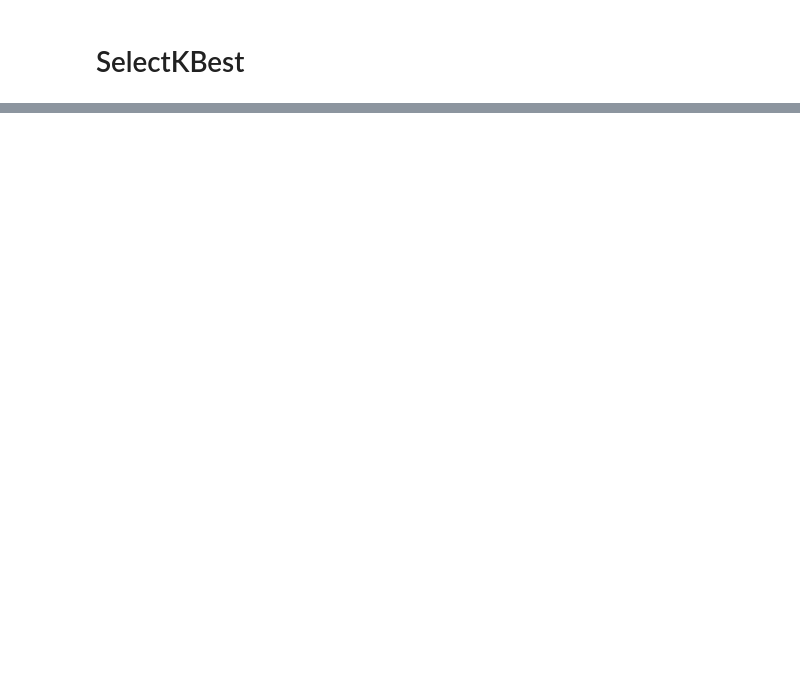
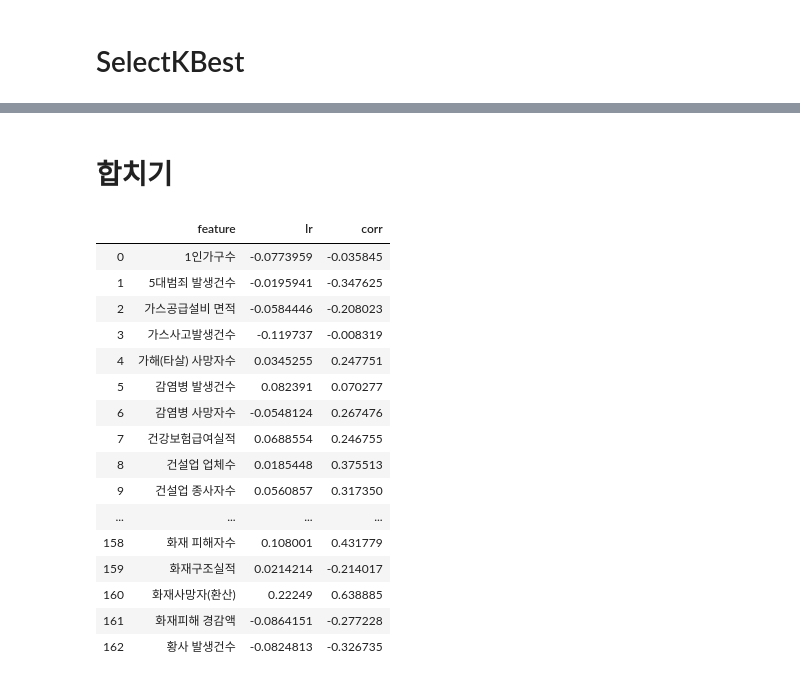
Before and after one commit to gloryle/ARTISTS, a Jupyter notebook: 1113_jy_변수중요도확인.ipynb, the cells around one changed output, grey strips where cells are left out. Saved outputs shown, nothing was run; the diff lists cells and outputs as text; code cells hidden in the pictures; blank space fills up the shorter version.

```diff
--- a/1113_jy_변수중요도확인.ipynb
+++ b/1113_jy_변수중요도확인.ipynb
@@ -168,0 +183,6 @@ feature_importance_k
+# %%
+df = pd.concat([sido_x_scaled, sido.화재], axis=1)
+corr_df = pd.DataFrame(df.corr(method='pearson')['화재']).reset_index()
+corr_df.sort_values(by='화재', ascending=False).drop(163, axis=0)
+corr_df.rename(columns={'화재':'corr','index':'feature'},inplace=True)
+corr_df
@@ -168,0 +207,24 @@ feature_importance_k
+# %% [markdown]
+# 합치기
+# %%
+df=feature_importance_lr.merge(corr_df)
+#df.sort_values('Kbest', ascending=False, inplace=True)
+df
+# %% [output]
+|  | feature | lr | corr |
+| 0 | 1인가구수 | -0.0773959 | -0.035845 |
+| 1 | 5대범죄 발생건수 | -0.0195941 | -0.347625 |
+| 2 | 가스공급설비 면적 | -0.0584446 | -0.208023 |
+| 3 | 가스사고발생건수 | -0.119737 | -0.008319 |
+| 4 | 가해(타살) 사망자수 | 0.0345255 | 0.247751 |
+| 5 | 감염병 발생건수 | 0.082391 | 0.070277 |
+| 6 | 감염병 사망자수 | -0.0548124 | 0.267476 |
+| 7 | 건강보험급여실적 | 0.0688554 | 0.246755 |
+| 8 | 건설업 업체수 | 0.0185448 | 0.375513 |
+| 9 | 건설업 종사자수 | 0.0560857 | 0.317350 |
+| ... | ... | ... | ... |
+| 158 | 화재 피해자수 | 0.108001 | 0.431779 |
+| 159 | 화재구조실적 | 0.0214214 | -0.214017 |
+| 160 | 화재사망자(환산) | 0.22249 | 0.638885 |
+| 161 | 화재피해 경감액 | -0.0864151 | -0.277228 |
+| 162 | 황사 발생건수 | -0.0824813 | -0.326735 |
```
Also changed, not shown: parts of 11 cells of this notebook.
